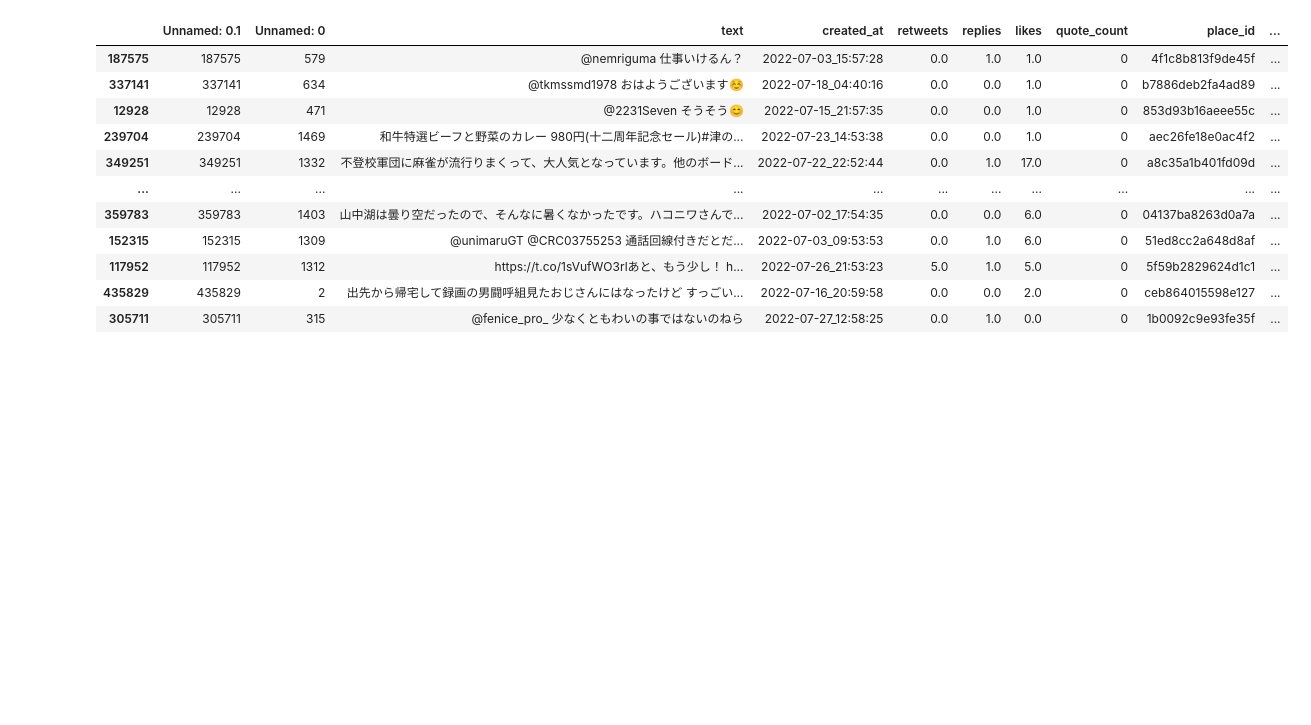
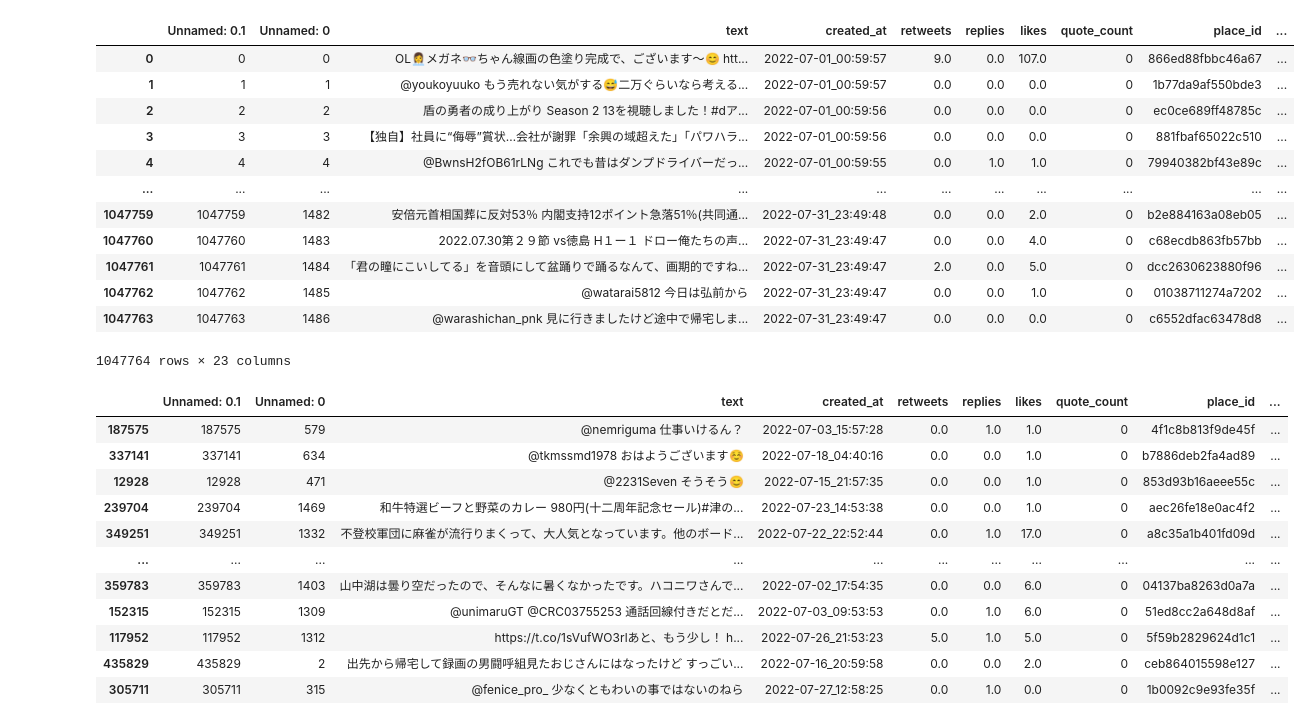
Before and after one commit to sy-zvjkqv/persons_move_analysis, a Jupyter notebook: notebooks/for_model/tmp.ipynb, the cells around one changed output. Saved outputs shown, nothing was run; the diff lists cells and outputs as text; code cells hidden in the pictures; blank space fills up the shorter version.

```diff
--- a/notebooks/for_model/tmp.ipynb
+++ b/notebooks/for_model/tmp.ipynb
@@ -7,7 +7,23 @@ import tensorflow as tf
 #from transformers import BertTokenizer
 import pandas as pd
 # %%
-df = pd.read_csv('/data1/ohnishi/202271month_per_hour_geotaged_adGeocode_undersampled.csv')
+df = pd.read_csv('/data1/ohnishi/202271month_per_hour_geotaged.csv')
+# %%
+df
+# %% [output]
+|  | Unnamed: 0.1 | Unnamed: 0 | text | created_at | retweets | replies | likes | quote_count | place_id | ... |
+| 0 | 0 | 0 | OL👩‍💼メガネ👓ちゃん線画の色塗り完成で、ございます〜😊 htt... | 2022-07-01_00:59:57 | 9.0 | 0.0 | 107.0 | 0 | 866ed88fbbc46a67 | ... |
+| 1 | 1 | 1 | @youkoyuuko もう売れない気がする😅二万ぐらいなら考える... | 2022-07-01_00:59:57 | 0.0 | 0.0 | 0.0 | 0 | 1b77da9af550bde3 | ... |
+| 2 | 2 | 2 | 盾の勇者の成り上がり Season 2 13を視聴しました！#dア... | 2022-07-01_00:59:56 | 0.0 | 0.0 | 0.0 | 0 | ec0ce689ff48785c | ... |
+| 3 | 3 | 3 | 【独自】社員に“侮辱”賞状…会社が謝罪「余興の域超えた」「パワハラ... | 2022-07-01_00:59:56 | 0.0 | 0.0 | 0.0 | 0 | 881fbaf65022c510 | ... |
+| 4 | 4 | 4 | @BwnsH2fOB61rLNg これでも昔はダンプドライバーだっ... | 2022-07-01_00:59:55 | 0.0 | 1.0 | 1.0 | 0 | 79940382bf43e89c | ... |
+| ... | ... | ... | ... | ... | ... | ... | ... | ... | ... | ... |
+| 1047759 | 1047759 | 1482 | 安倍元首相国葬に反対53％ 内閣支持12ポイント急落51％(共同通... | 2022-07-31_23:49:48 | 0.0 | 0.0 | 2.0 | 0 | b2e884163a08eb05 | ... |
+| 1047760 | 1047760 | 1483 | 2022.07.30第２９節 vs徳島 H１ー１ ドロー俺たちの声... | 2022-07-31_23:49:47 | 0.0 | 0.0 | 4.0 | 0 | c68ecdb863fb57bb | ... |
+| 1047761 | 1047761 | 1484 | 「君の瞳にこいしてる」を音頭にして盆踊りで踊るなんて、画期的ですね... | 2022-07-31_23:49:47 | 2.0 | 0.0 | 5.0 | 0 | dcc2630623880f96 | ... |
+| 1047762 | 1047762 | 1485 | @watarai5812 今日は弘前から | 2022-07-31_23:49:47 | 0.0 | 0.0 | 1.0 | 0 | 01038711274a7202 | ... |
+| 1047763 | 1047763 | 1486 | @warashichan_pnk 見に行きましたけど途中で帰宅しま... | 2022-07-31_23:49:47 | 0.0 | 0.0 | 0.0 | 0 | c6552dfac63478d8 | ... |
+1047764 rows × 23 columns
 # %%
 df.sample(frac=1, random_state=0)
 # %% [output]
```
Also changed, not shown: 3 other files.
